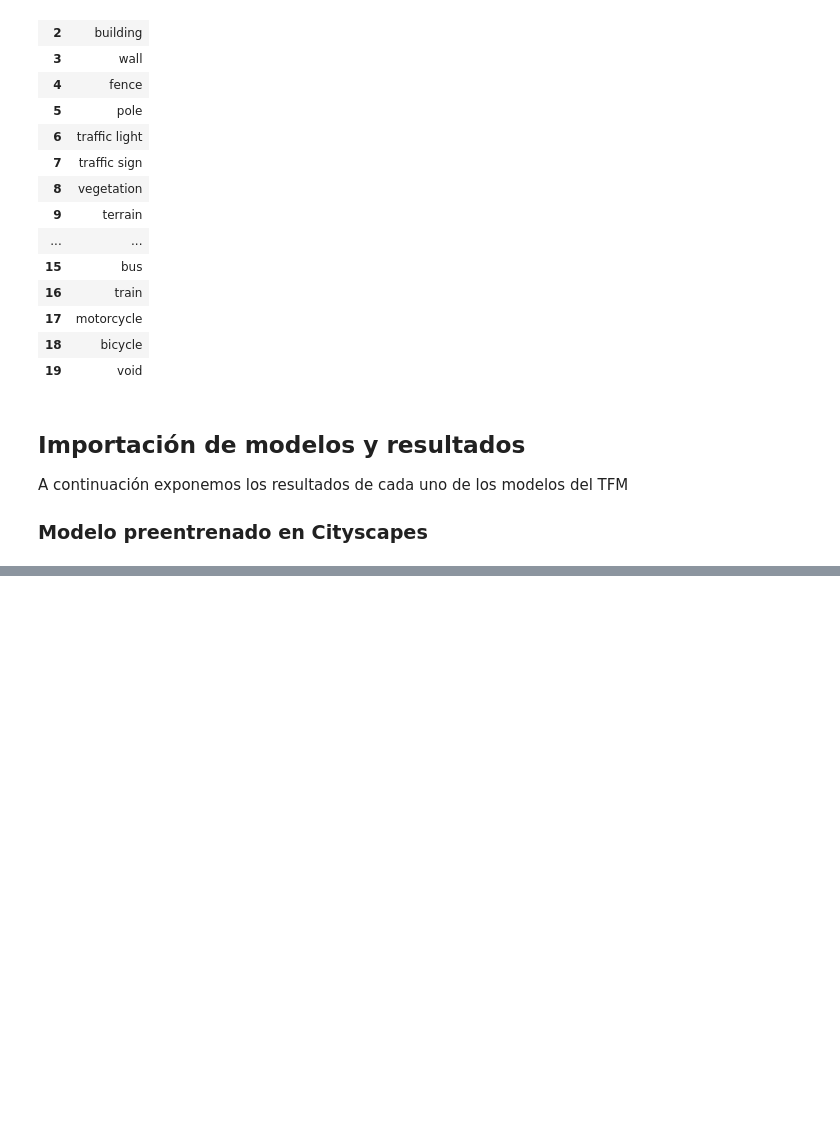
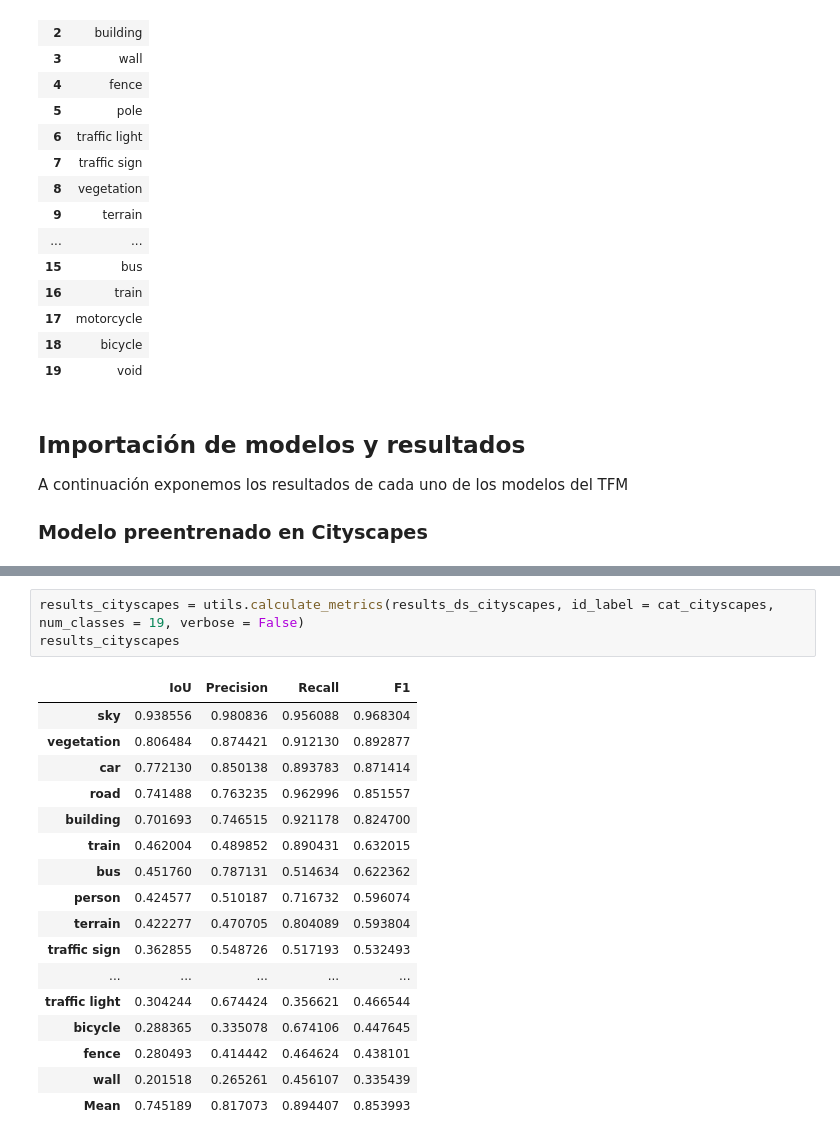
Before and after one commit to Loparch/TFM, a Jupyter notebook: Resultados/results.ipynb, the cells around one changed output, grey strips where cells are left out. Saved outputs shown, nothing was run; the diff lists cells and outputs as text; blank space fills up the shorter version.

Commit message:
changing metrics calculation

```diff
--- a/Resultados/results.ipynb
+++ b/Resultados/results.ipynb
@@ -82,0 +84,21 @@ utils.show_results(img_dataset, lab_ds, output_category_cityscapes_ds, size = (1
+# %%
+results_cityscapes = utils.calculate_metrics(results_ds_cityscapes, id_label = cat_cityscapes, num_classes = 19, verbose = False)
+results_cityscapes
+# %% [output]
+|  | IoU | Precision | Recall | F1 |
+| sky | 0.938556 | 0.980836 | 0.956088 | 0.968304 |
+| vegetation | 0.806484 | 0.874421 | 0.912130 | 0.892877 |
+| car | 0.772130 | 0.850138 | 0.893783 | 0.871414 |
+| road | 0.741488 | 0.763235 | 0.962996 | 0.851557 |
+| building | 0.701693 | 0.746515 | 0.921178 | 0.824700 |
+| train | 0.462004 | 0.489852 | 0.890431 | 0.632015 |
+| bus | 0.451760 | 0.787131 | 0.514634 | 0.622362 |
+| person | 0.424577 | 0.510187 | 0.716732 | 0.596074 |
+| terrain | 0.422277 | 0.470705 | 0.804089 | 0.593804 |
+| traffic sign | 0.362855 | 0.548726 | 0.517193 | 0.532493 |
+| ... | ... | ... | ... | ... |
+| traffic light | 0.304244 | 0.674424 | 0.356621 | 0.466544 |
+| bicycle | 0.288365 | 0.335078 | 0.674106 | 0.447645 |
+| fence | 0.280493 | 0.414442 | 0.464624 | 0.438101 |
+| wall | 0.201518 | 0.265261 | 0.456107 | 0.335439 |
+| Mean | 0.745189 | 0.817073 | 0.894407 | 0.853993 |
```
Also changed, not shown: parts of 2 cells of this notebook, 1 other file.
